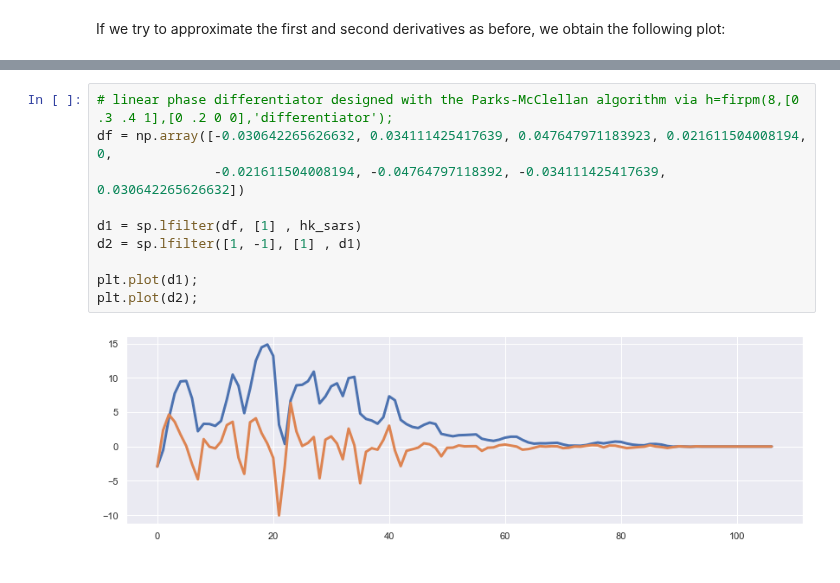
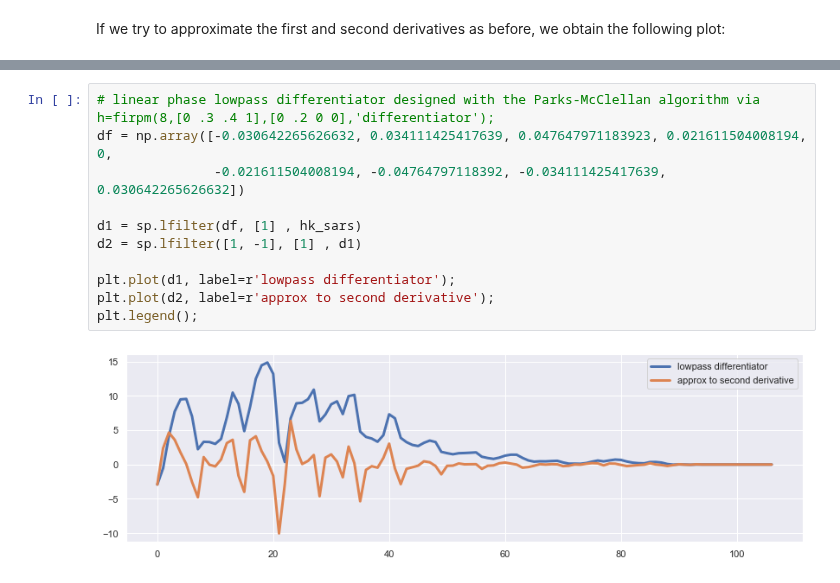
Before and after one commit to prandoni/COM303, a Jupyter notebook: COVID19/COVID19.ipynb, the cells around one changed output, grey strips where cells are left out. Drawn from its saved outputs; the diff is of its cells as text.

```diff
--- a/COVID19/COVID19.ipynb
+++ b/COVID19/COVID19.ipynb
@@ -227,12 +230,13 @@ It is evident that there are a lot of local maxima in the first-order difference
 # %%
-# linear phase differentiator designed with the Parks-McClellan algorithm via h=firpm(8,[0 .3 .4 1],[0 .2 0 0],'differentiator');
+# linear phase lowpass differentiator designed with the Parks-McClellan algorithm via h=firpm(8,[0 .3 .4 1],[0 .2 0 0],'differentiator');
 df = np.array([-0.030642265626632, 0.034111425417639, 0.047647971183923, 0.021611504008194, 0,
                -0.021611504008194, -0.04764797118392, -0.034111425417639, 0.030642265626632])
 
 d1 = sp.lfilter(df, [1] , hk_sars)
 d2 = sp.lfilter([1, -1], [1] , d1)
 
-plt.plot(d1);
-plt.plot(d2);
+plt.plot(d1, label=r'lowpass differentiator');
+plt.plot(d2, label=r'approx to second derivative');
+plt.legend();
 # %% [output]
-[figure, old version]
+[figure, new version]
```
Also changed, not shown: parts of 5 cells of this notebook.
